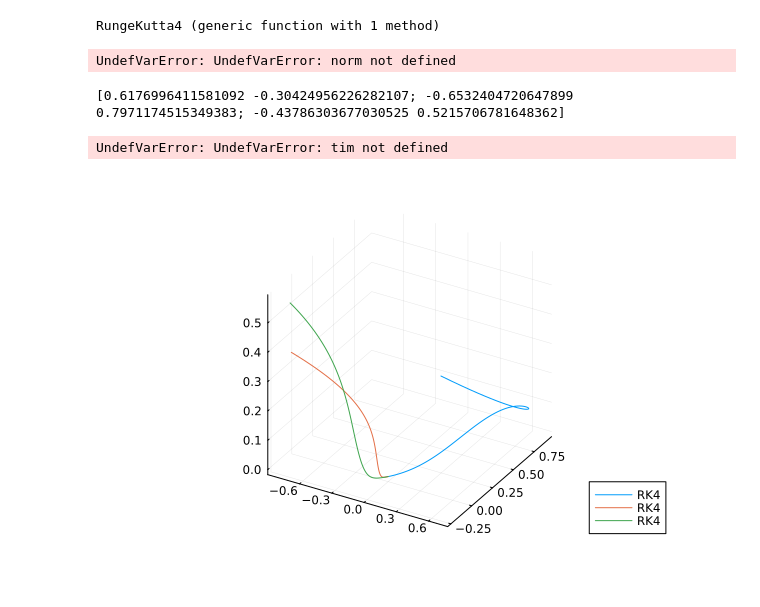
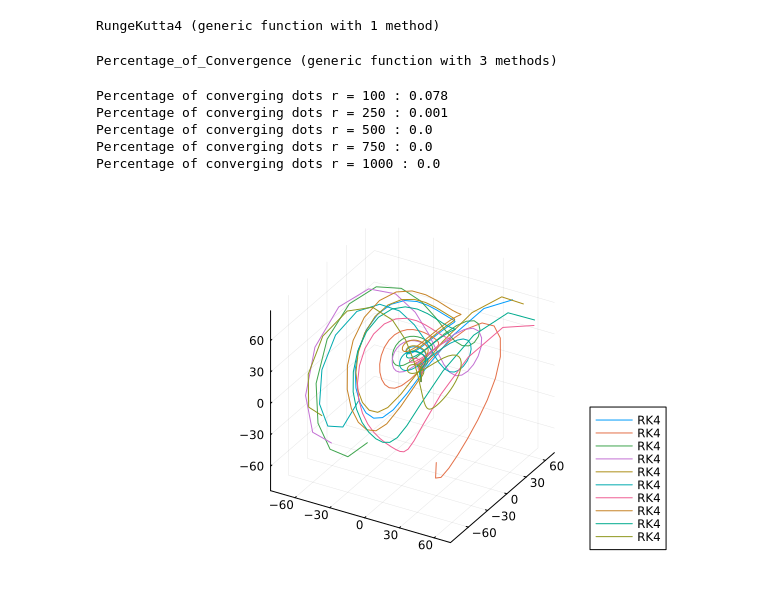
Before and after one commit to eiralarsson/Lorentz-System-Degree-Project, a Jupyter notebook: Numerical-Solvers/globally_stable_origin.ipynb, the cells around one changed output. Saved outputs shown, nothing was run; the diff lists cells and outputs as text; code cells hidden in the pictures.

Commit message:
added a percentage measurement

```diff
--- a/Numerical-Solvers/globally_stable_origin.ipynb
+++ b/Numerical-Solvers/globally_stable_origin.ipynb
@@ -15,12 +15,7 @@ RK4 (generic function with 1 method)
 # %%
 ## parameter values
 θ = 10.0; β = 8/3; μ = 1/2 # μ<1
-tim = 20
+tim = 1000
 Δt = 0.001
-
-# initial values
-x₀ = -15; y₀ = -17; z₀ = 35
-x̄₀ = [x₀;
-      y₀;
-      z₀]
+r_vals = [100 250 500 750 1000]
 # %% [output]
@@ -42,35 +35,75 @@ function RungeKutta4(Δt_RK, tim, x̄₀, p)
 end
 # %% [output]
 RungeKutta4 (generic function with 1 method)
+# %%
+# Percentage of converging dots
+
+function Percentage_of_Convergence(r_vals, θ, μ, β, nr_of_dots, ẋ::Function)
+
+    for r in r_vals
+
+        dots = zeros(3, nr_of_dots)
+        for i=1:nr_of_dots
+            dot = rand(-1.0:0.001:1.0,(1,3))
+            dot = r*dot./norm(dot)
+            dots[:,i] = dot
+        end
+
+        Δt = 0.01
+        conv = zeros(nr_of_dots)
+        tol = 0.1
+        for i=1:nr_of_dots
+            x̄=dots[:,i]
+            while norm(x̄) > tol && norm(x̄) < 1000*r
+                x̄=ẋ(LorentzSystem,[θ,μ,β],x̄,Δt)
+            end
+            if norm(x̄) < tol
+                conv[i] = 1
+            else
+                conv[i] = 0
+            end
+        end
+        println("Percentage of converging dots", " r = ", r, " : ", sum(conv)/nr_of_dots)
+    end
+end
+# %% [output]
+Percentage_of_Convergence (generic function with 3 methods)
+# %%
+Percentage_of_Convergence(r_vals, θ, μ, β, 1000, EulerForward)
+# %% [output]
+Percentage of converging dots r = 100 : 0.078
+Percentage of converging dots r = 250 : 0.001
+Percentage of converging dots r = 500 : 0.0
+Percentage of converging dots r = 750 : 0.0
+Percentage of converging dots r = 1000 : 0.0
 # %%
 # intial positions
-r = 1
-nr_of_dots = 3
+r = 100
+nr_of_dots = 10
 dots = zeros(3, nr_of_dots)
 for i=1:nr_of_dots
     dot = rand(-1.0:0.001:1.0,(1,3))
     dot = r*dot./norm(dot)
     dots[:,i] = dot
 end
-# %% [output]
-UndefVarError: UndefVarError: norm not defined
-# %%
-print(dots)
-# %% [output]
-[0.6176996411581092 -0.30424956226282107; -0.6532404720647899 0.7971174515349383; -0.43786303677030525 0.5215706781648362]
 # %%
-Δt_RK = 0.01
-XRK_Gigantic = zeros(nr_of_dots,3,Int(tim/Δt_RK))
+Δt = 0.01
+XRK_Gigantic = zeros(nr_of_dots,3,Int(tim/Δt))
 for i=1:nr_of_dots
     x̄₀ = dots[:,i]
-    XRK_Gigantic[i,:,:] = RungeKutta4(Δt_RK, tim, x̄₀, [θ,μ,β])
+    XRK_Gigantic[i,:,:] = RungeKutta4(Δt, tim, x̄₀, [θ,μ,β])
 end
-# %% [output]
-UndefVarError: UndefVarError: tim not defined
 # %%
 plot(XRK_Gigantic[1,1,:],XRK_Gigantic[1,2,:],XRK_Gigantic[1,3,:],label="RK4",legend=:bottomright)
 plot!(XRK_Gigantic[2,1,:],XRK_Gigantic[2,2,:],XRK_Gigantic[2,3,:],label="RK4",legend=:bottomright)
 plot!(XRK_Gigantic[3,1,:],XRK_Gigantic[3,2,:],XRK_Gigantic[3,3,:],label="RK4",legend=:bottomright)
+plot!(XRK_Gigantic[4,1,:],XRK_Gigantic[4,2,:],XRK_Gigantic[4,3,:],label="RK4",legend=:bottomright)
+plot!(XRK_Gigantic[5,1,:],XRK_Gigantic[5,2,:],XRK_Gigantic[5,3,:],label="RK4",legend=:bottomright)
+plot!(XRK_Gigantic[6,1,:],XRK_Gigantic[6,2,:],XRK_Gigantic[6,3,:],label="RK4",legend=:bottomright)
+plot!(XRK_Gigantic[7,1,:],XRK_Gigantic[7,2,:],XRK_Gigantic[7,3,:],label="RK4",legend=:bottomright)
+plot!(XRK_Gigantic[8,1,:],XRK_Gigantic[8,2,:],XRK_Gigantic[8,3,:],label="RK4",legend=:bottomright)
+plot!(XRK_Gigantic[9,1,:],XRK_Gigantic[9,2,:],XRK_Gigantic[9,3,:],label="RK4",legend=:bottomright)
+plot!(XRK_Gigantic[10,1,:],XRK_Gigantic[10,2,:],XRK_Gigantic[10,3,:],label="RK4",legend=:bottomright)
 # %% [output]
-[figure, old version]
+[figure, new version]
 # %%
```
Also changed, not shown: parts of 8 cells of this notebook, 1 other file.
